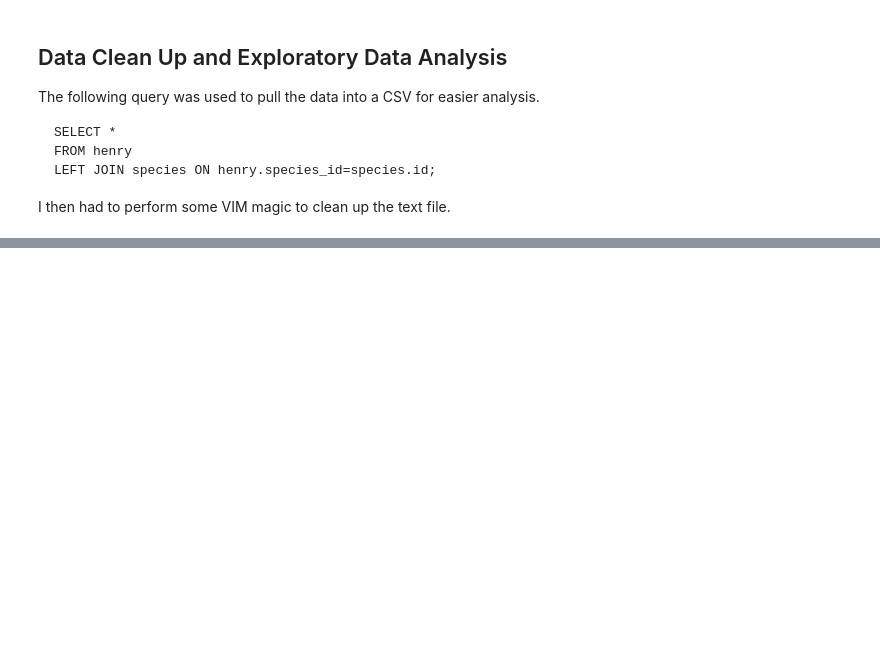
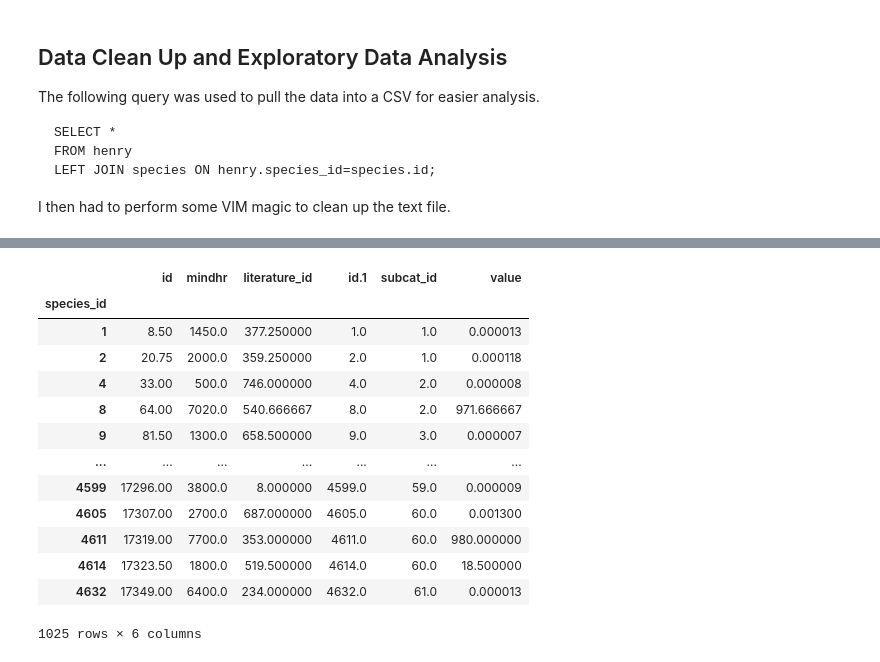
Before and after one commit to zcalhoun/ds4cee-final-project, a Jupyter notebook: eda.ipynb, the cells around one changed output, grey strips where cells are left out. Cells and saved outputs as stored; diff of their text form; code cells hidden in the pictures; blank space fills up the shorter version.

```diff
--- a/eda.ipynb
+++ b/eda.ipynb
@@ -48,0 +66,17 @@ df
+# %%
+measured.groupby(by='species_id').mean()
+# %% [output]
+|  | id | mindhr | literature_id | id.1 | subcat_id | value |
+| species_id |  |  |  |  |  |  |
+| 1 | 8.50 | 1450.0 | 377.250000 | 1.0 | 1.0 | 0.000013 |
+| 2 | 20.75 | 2000.0 | 359.250000 | 2.0 | 1.0 | 0.000118 |
+| 4 | 33.00 | 500.0 | 746.000000 | 4.0 | 2.0 | 0.000008 |
+| 8 | 64.00 | 7020.0 | 540.666667 | 8.0 | 2.0 | 971.666667 |
+| 9 | 81.50 | 1300.0 | 658.500000 | 9.0 | 3.0 | 0.000007 |
+| ... | ... | ... | ... | ... | ... | ... |
+| 4599 | 17296.00 | 3800.0 | 8.000000 | 4599.0 | 59.0 | 0.000009 |
+| 4605 | 17307.00 | 2700.0 | 687.000000 | 4605.0 | 60.0 | 0.001300 |
+| 4611 | 17319.00 | 7700.0 | 353.000000 | 4611.0 | 60.0 | 980.000000 |
+| 4614 | 17323.50 | 1800.0 | 519.500000 | 4614.0 | 60.0 | 18.500000 |
+| 4632 | 17349.00 | 6400.0 | 234.000000 | 4632.0 | 61.0 | 0.000013 |
+1025 rows × 6 columns
```
Also changed, not shown: parts of 33 cells of this notebook, 44 other files.
